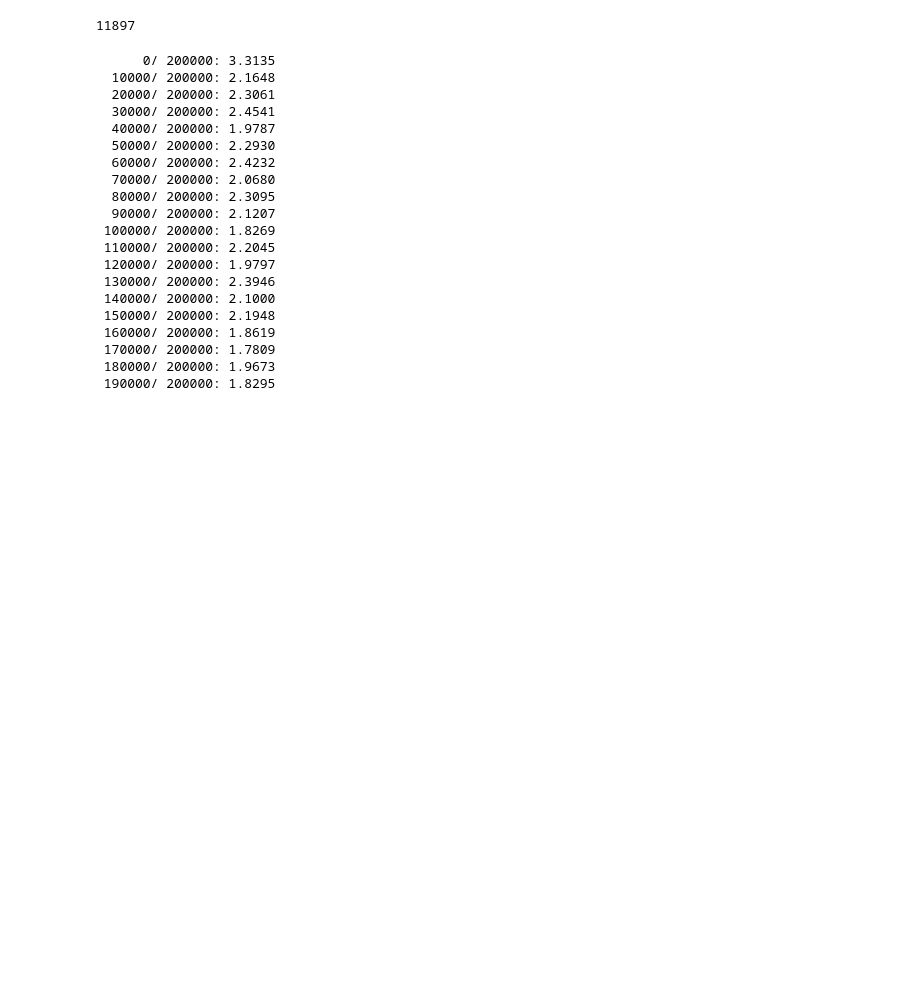
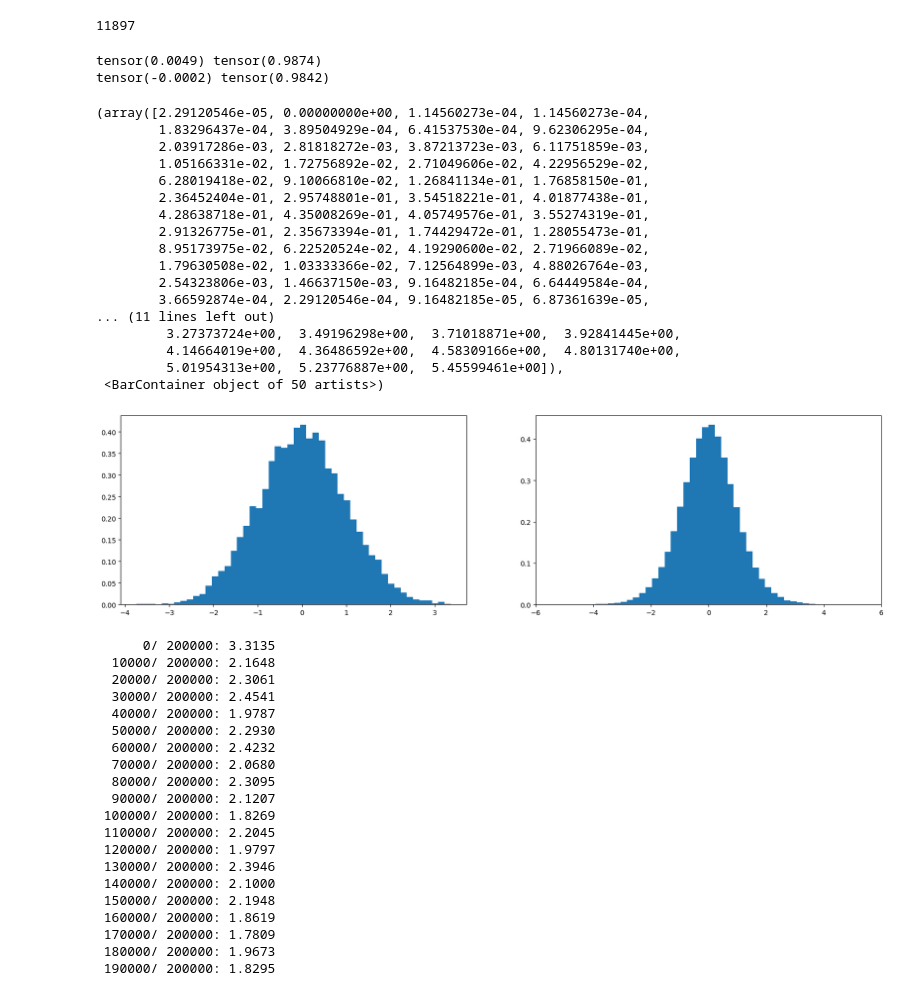
Before and after one commit to daanniill/word_engine, a Jupyter notebook: word_engine_dev_notebook_part3.ipynb, the cells around one changed output. Saved outputs shown, nothing was run; the diff lists cells and outputs as text; code cells hidden in the pictures; blank space fills up the shorter version.

```diff
--- a/word_engine_dev_notebook_part3.ipynb
+++ b/word_engine_dev_notebook_part3.ipynb
@@ -72,6 +73,40 @@ for p in parameters:
   p.requires_grad = True
 # %% [output]
 11897
+# %%
+# analysis: matrix multiplication of two normally distributed matrices causes the new matrix to have a wider standard deviation
+# however we want a roughly unit gaussian throughout the neural net
+x = torch.randn(1000, 10)
+w = torch.randn(10, 200) / 10**0.5 # normalize y by dividing w by sqrt(fan_in) where fan_in is the number of input elements
+y = x @ w
+print(x.mean(), x.std())
+print(y.mean(), y.std())
+plt.figure(figsize=(20, 5))
+plt.subplot(121)
+plt.hist(x.view(-1).tolist(), 50, density=True)
+plt.subplot(122)
+plt.hist(y.view(-1).tolist(), 50, density=True)
+# %% [output]
+tensor(0.0049) tensor(0.9874)
+tensor(-0.0002) tensor(0.9842)
+(array([2.29120546e-05, 0.00000000e+00, 1.14560273e-04, 1.14560273e-04,
+        1.83296437e-04, 3.89504929e-04, 6.41537530e-04, 9.62306295e-04,
+        2.03917286e-03, 2.81818272e-03, 3.87213723e-03, 6.11751859e-03,
+        1.05166331e-02, 1.72756892e-02, 2.71049606e-02, 4.22956529e-02,
+        6.28019418e-02, 9.10066810e-02, 1.26841134e-01, 1.76858150e-01,
+        2.36452404e-01, 2.95748801e-01, 3.54518221e-01, 4.01877438e-01,
+        4.28638718e-01, 4.35008269e-01, 4.05749576e-01, 3.55274319e-01,
+        2.91326775e-01, 2.35673394e-01, 1.74429472e-01, 1.28055473e-01,
+        8.95173975e-02, 6.22520524e-02, 4.19290600e-02, 2.71966089e-02,
+        1.79630508e-02, 1.03333366e-02, 7.12564899e-03, 4.88026764e-03,
+        2.54323806e-03, 1.46637150e-03, 9.16482185e-04, 6.64449584e-04,
+        3.66592874e-04, 2.29120546e-04, 9.16482185e-05, 6.87361639e-05,
+... (11 lines left out)
+         3.27373724e+00,  3.49196298e+00,  3.71018871e+00,  3.92841445e+00,
+         4.14664019e+00,  4.36486592e+00,  4.58309166e+00,  4.80131740e+00,
+         5.01954313e+00,  5.23776887e+00,  5.45599461e+00]),
+ <BarContainer object of 50 artists>)
+[figure, added]
 # %%
 # same optimization as last time
 max_steps = 200000
```
Also changed, not shown: parts of 1 cell of this notebook.
